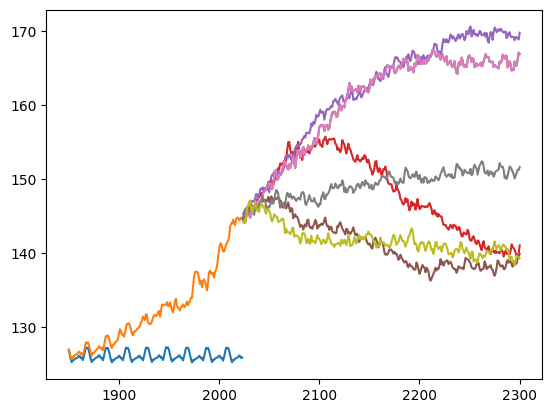
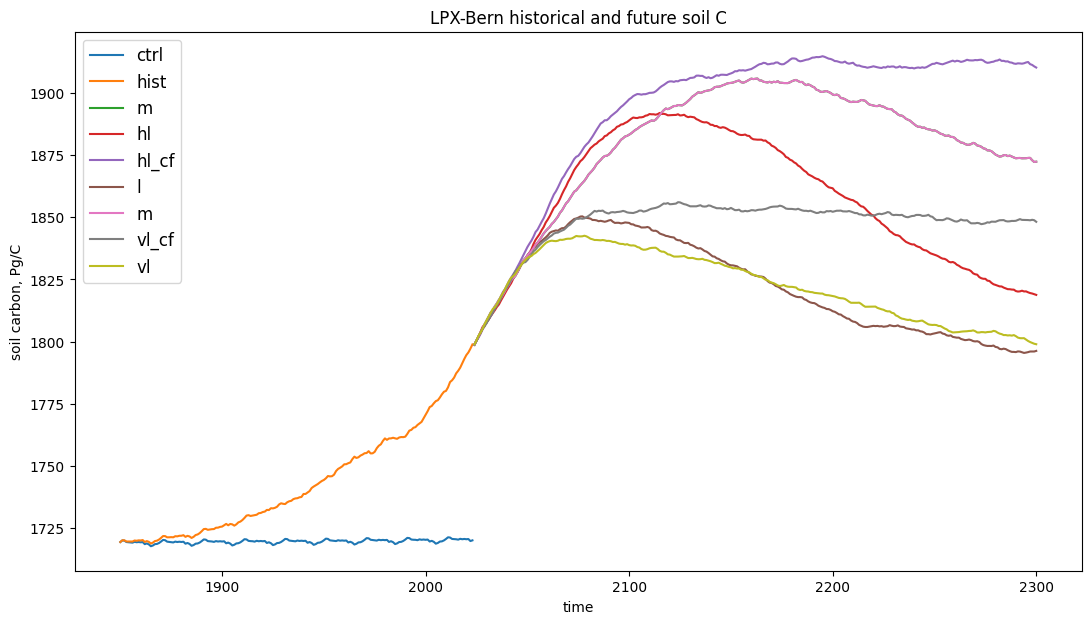
The notebook cell's code change between the first figure and the second:
--- before
+++ after
@@ -1,5 +1,6 @@
 
+plt.figure(figsize=(13, 7))
 for scenario in ['ctrl', 'hist', 'm', 'hl', 'hl_cf', 'l', 'm', 'vl_cf', 'vl']:
-    variable = wr.retrieve_overshoot_variable(model="LPX_Bern", forcing="ukesm", simulation=scenario, variable="nbp")
+    variable = wr.retrieve_overshoot_variable(model="LPX_Bern", forcing="ukesm", simulation=scenario, variable="cSoil")
     x = variable.latitudinal_sum()
 
@@ -8,4 +9,8 @@
     else:
         x.index = np.arange(1850, 2024)
-    x.plot()
+    x.plot(label=scenario)
 
+plt.xlabel("time")
+plt.legend(fontsize=12)
+plt.title("LPX-Bern historical and future soil C")
+plt.ylabel("soil carbon, Pg/C")

Commit: update figure